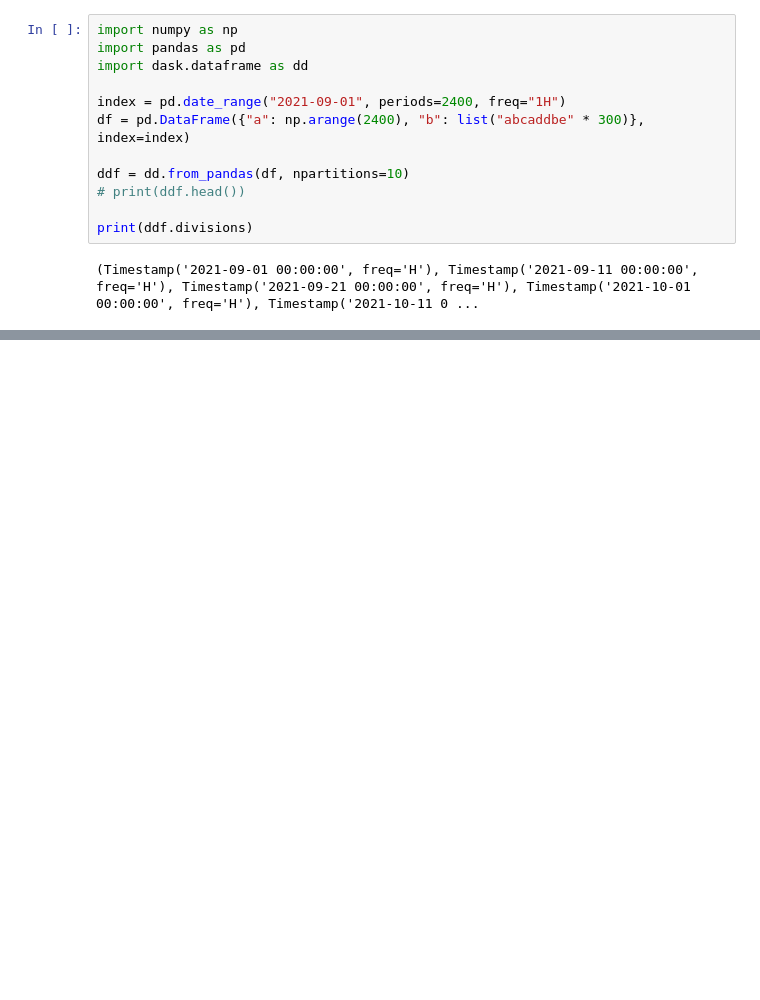
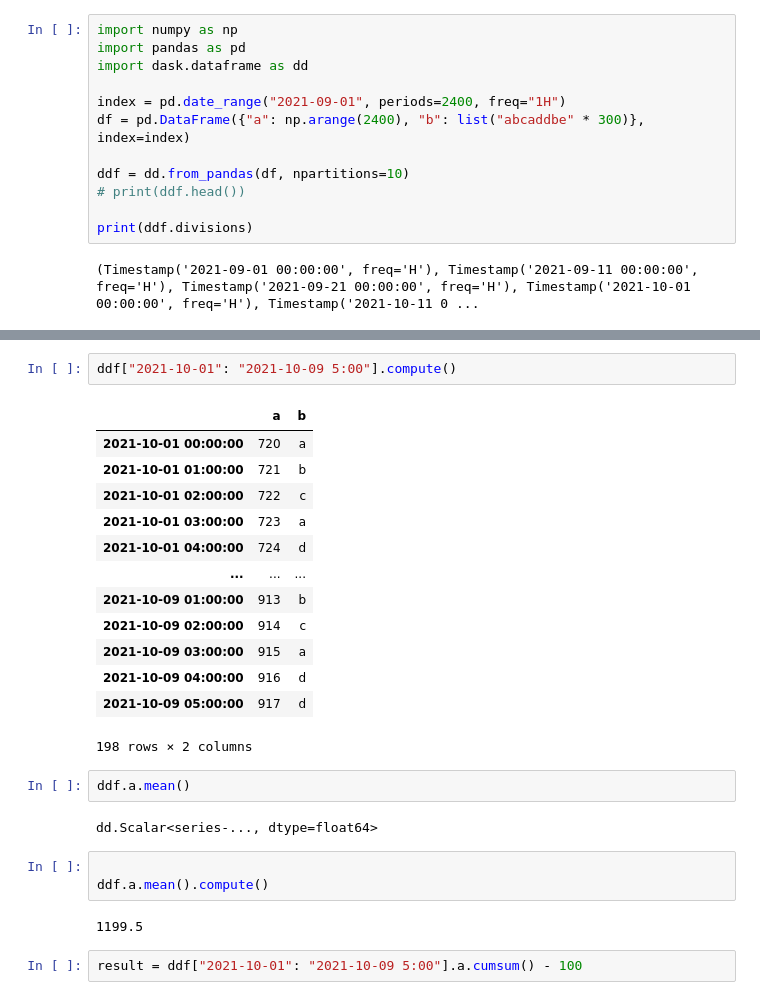
Before and after one commit to PKQ1688/stock_quant, a Jupyter notebook: MachineLearning/tutorial/dask_tutorial.ipynb, the cells around one changed output, grey strips where cells are left out. Drawn from its saved outputs; the diff is of its cells as text; blank space fills up the shorter version.

```diff
--- a/MachineLearning/tutorial/dask_tutorial.ipynb
+++ b/MachineLearning/tutorial/dask_tutorial.ipynb
@@ -119,0 +141,27 @@ print(ddf.divisions)
+# %%
+ddf["2021-10-01": "2021-10-09 5:00"].compute()
+# %% [output]
+|  | a | b |
+| 2021-10-01 00:00:00 | 720 | a |
+| 2021-10-01 01:00:00 | 721 | b |
+| 2021-10-01 02:00:00 | 722 | c |
+| 2021-10-01 03:00:00 | 723 | a |
+| 2021-10-01 04:00:00 | 724 | d |
+| ... | ... | ... |
+| 2021-10-09 01:00:00 | 913 | b |
+| 2021-10-09 02:00:00 | 914 | c |
+| 2021-10-09 03:00:00 | 915 | a |
+| 2021-10-09 04:00:00 | 916 | d |
+| 2021-10-09 05:00:00 | 917 | d |
+198 rows × 2 columns
+# %%
+ddf.a.mean()
+# %% [output]
+dd.Scalar<series-..., dtype=float64>
+# %%
+
+ddf.a.mean().compute()
+# %% [output]
+1199.5
+# %%
+result = ddf["2021-10-01": "2021-10-09 5:00"].a.cumsum() - 100
```
Also changed, not shown: parts of 10 cells of this notebook, 3 other files.
